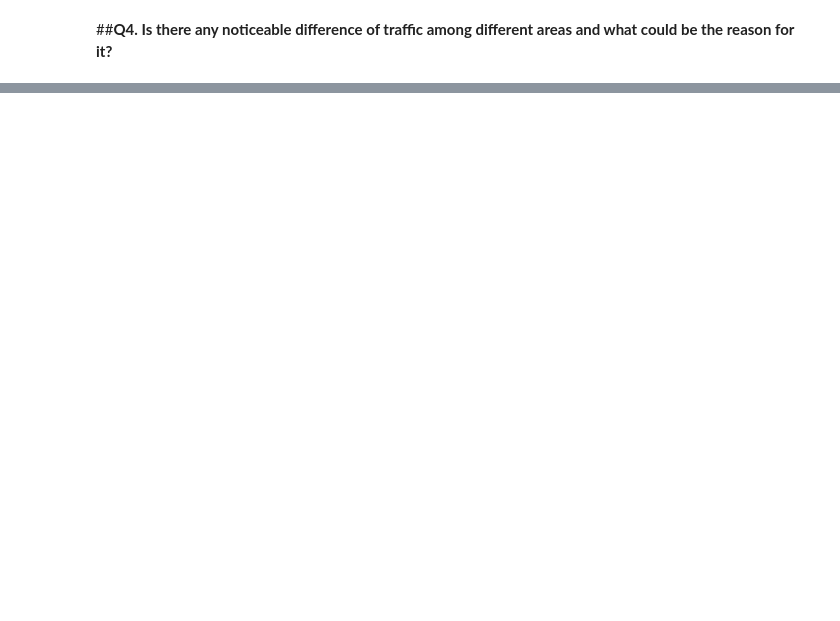
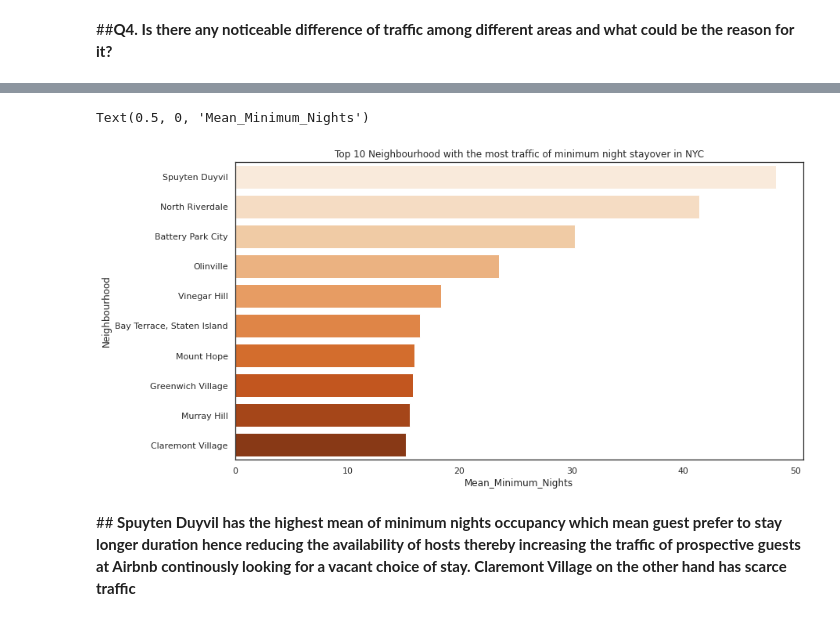
Before and after one commit to Ayaj-Ahmed/CAPSTONE-EDA, a Jupyter notebook: Airbnb_Bookings_EDA_Capstone_Project.ipynb, the cells around one changed output, grey strips where cells are left out. Cells and saved outputs as stored; diff of their text form; code cells hidden in the pictures; blank space fills up the shorter version.

```diff
--- a/Airbnb_Bookings_EDA_Capstone_Project.ipynb
+++ b/Airbnb_Bookings_EDA_Capstone_Project.ipynb
@@ -409,0 +449,7 @@ Text(0.5, 1.0, 'Top 10 Busiest Hosts')
+# %%
+# Looking for the top 10 mean values of minimum nights spend by guest to determine the  traffic across neighbourhood
+top_10_neighbourhood_traffic=airbnb.groupby('neighbourhood')['minimum_nights'].mean().sort_values(ascending=False).head(10)
+top_10_neighbourhood_traffic_df=pd.DataFrame(top_10_neighbourhood_traffic)
+top_10_neighbourhood_traffic_df.reset_index(inplace=True)
+top_10_neighbourhood_traffic_df.rename(columns={'index':'Neighbourhood', 'minimum_nights':'Mean_Minimum_Nights'}, inplace=True)
+top_10_neighbourhood_traffic_df
@@ -409,0 +468,13 @@ Text(0.5, 1.0, 'Top 10 Busiest Hosts')
+# %%
+#Using seaborn barplot for visualization
+#plotting the Top 10 mean values of minimum nights  against the neighborhood
+plt.figure(figsize=(13,7))
+viz_5=sns.barplot(y='neighbourhood', x='Mean_Minimum_Nights', data=top_10_neighbourhood_traffic_df,palette='Oranges')
+viz_5.set_title('Top 10 Neighbourhood with the most traffic of minimum night stayover in NYC')
+viz_5.set_ylabel('Neighbourhood')
+viz_5.set_xlabel('Mean_Minimum_Nights')
+# %% [output]
+Text(0.5, 0, 'Mean_Minimum_Nights')
+[figure, added]
+# %% [markdown]
+##<b> Spuyten Duyvil has the highest mean of minimum nights occupancy which mean guest prefer to stay longer duration hence reducing the availability of hosts thereby increasing the traffic of prospective guests at Airbnb continously looking for a vacant choice of stay. Claremont Village on the other hand has scarce traffic</b>
```
Also changed, not shown: parts of 21 cells of this notebook.
